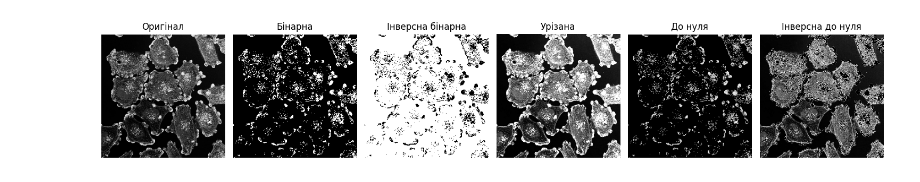
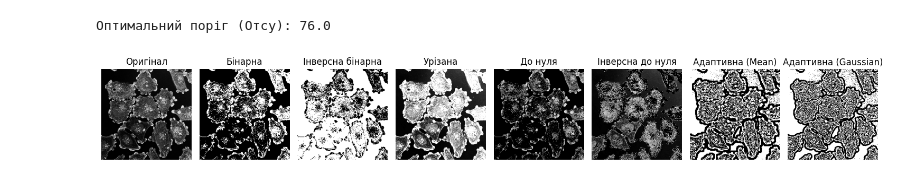
Before and after one commit to olesuv/homeworks-labs, a Jupyter notebook: objects-detection/lab-5.ipynb, the cells around one changed output. Drawn from its saved outputs; the diff is of its cells as text; code cells hidden in the pictures.

```diff
--- a/objects-detection/lab-5.ipynb
+++ b/objects-detection/lab-5.ipynb
@@ -3,6 +3,9 @@ import cv2
 import numpy as np
 import matplotlib.pyplot as plt
 # %%
+import cv2
+import matplotlib.pyplot as plt
+
 def show_images(images, titles):
     plt.figure(figsize=(15, 5))
     for i, (img, title) in enumerate(zip(images, titles)):
@@ -36,22 +39,42 @@ def binarize_image(image_path, threshold_value=127):
     # 5. Інверсна порогова бінаризація до нуля
     _, tozero_inv = cv2.threshold(img, threshold_value, 255, cv2.THRESH_TOZERO_INV)
 
+    # 6. Адаптивна бінаризація (метод середнього)
+    adaptive_mean = cv2.adaptiveThreshold(img, 255, cv2.ADAPTIVE_THRESH_MEAN_C,
+                                          cv2.THRESH_BINARY, 11, 2)
+
+    # 7. Адаптивна бінаризація (метод Гауса)
+    adaptive_gaussian = cv2.adaptiveThreshold(img, 255, cv2.ADAPTIVE_THRESH_GAUSSIAN_C,
+                                              cv2.THRESH_BINARY, 11, 2)
+
     # Відображення результатів
-    titles = ['Оригінал', 'Бінарна', 'Інверсна бінарна', 'Урізана', 'До нуля', 'Інверсна до нуля']
-    images = [img, binary, binary_inv, trunc, tozero, tozero_inv]
+    titles = [
+        'Оригінал', 'Бінарна', 'Інверсна бінарна',
+        'Урізана', 'До нуля', 'Інверсна до нуля',
+        'Адаптивна (Mean)', 'Адаптивна (Gaussian)'
+    ]
+    images = [img, binary, binary_inv, trunc, tozero, tozero_inv, adaptive_mean, adaptive_gaussian]
 
     show_images(images, titles)
 
     return images
 # %%
+import cv2
+
 image_path = "sample.jpg"
 
-# Встановлення порогового значення
-threshold = 127
+try:
+    img = cv2.imread(image_path, cv2.IMREAD_GRAYSCALE)
+    if img is None:
+        raise Exception("Не вдалося завантажити зображення. Перевірте шлях.")
 
-try:
-    results = binarize_image(image_path, threshold)
+    otsu_thresh, binary_img = cv2.threshold(img, 0, 255, cv2.THRESH_BINARY + cv2.THRESH_OTSU)
+    print(f"Оптимальний поріг (Отсу): {otsu_thresh}")
+
+    results = binarize_image(image_path, threshold_value=int(otsu_thresh))
+
 except Exception as e:
-    print(f"error: {str(e)}")
+    print(f"Помилка: {str(e)}")
 # %% [output]
+Оптимальний поріг (Отсу): 76.0
-[figure, old version]
+[figure, new version]
```
Also changed, not shown: 1 other file.
